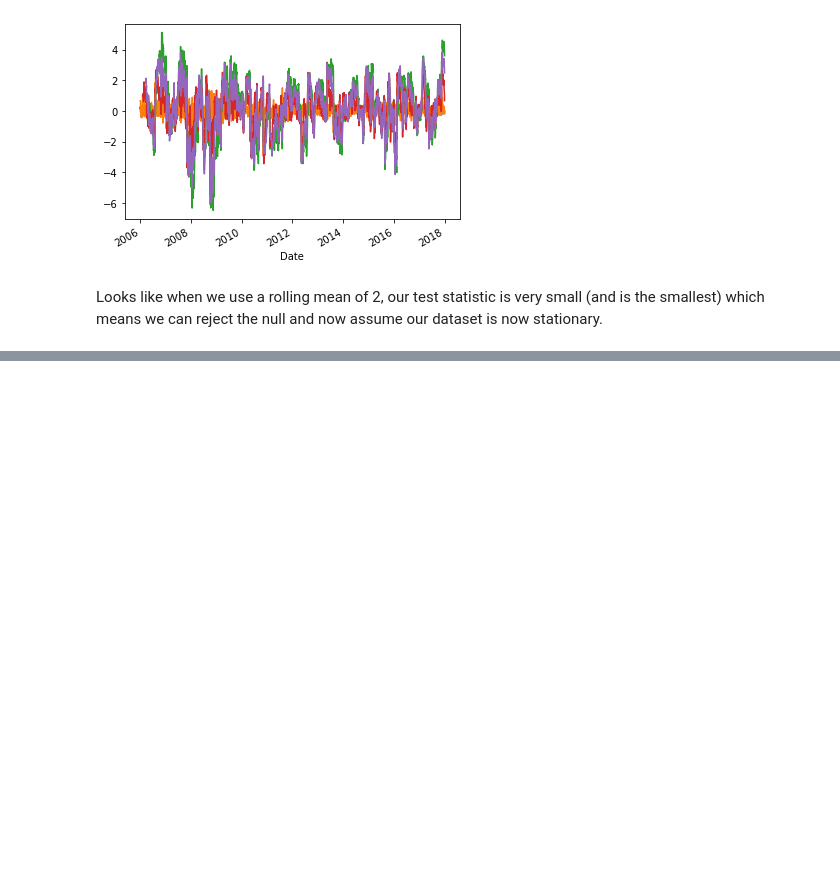
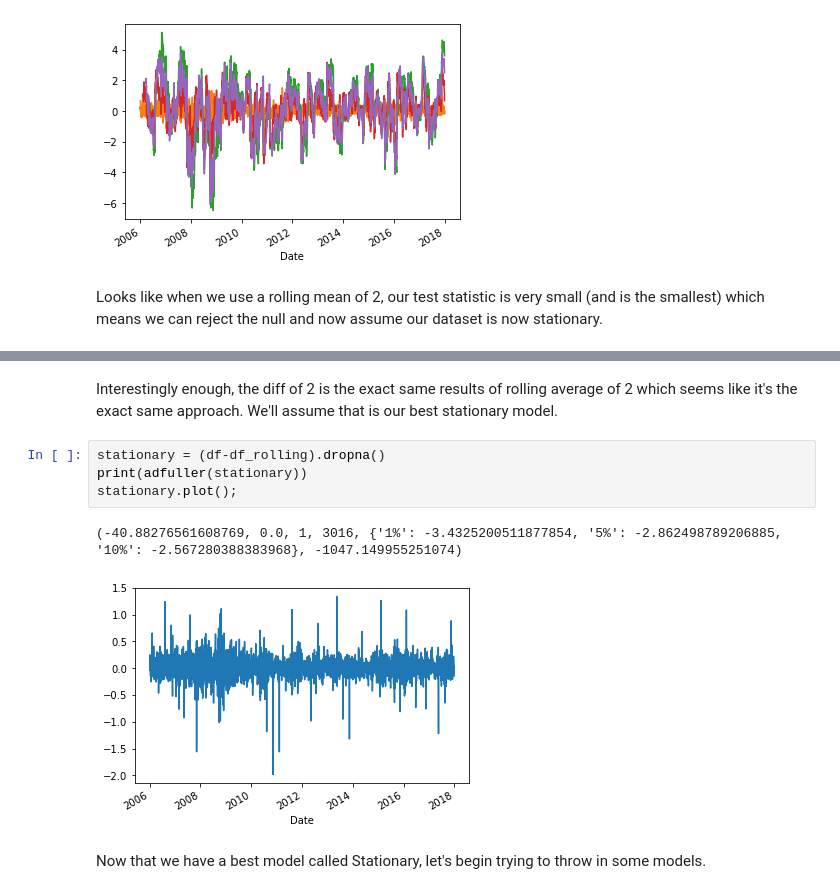
Before and after one commit to RogerPineda13/TimeSeriesP4, a Jupyter notebook: ALarsenWorkingNotebook.ipynb, the cells around one changed output, grey strips where cells are left out. Saved outputs shown, nothing was run; the diff lists cells and outputs as text; blank space fills up the shorter version.

```diff
--- a/ALarsenWorkingNotebook.ipynb
+++ b/ALarsenWorkingNotebook.ipynb
@@ -203,0 +265,11 @@ Looks like when we use a rolling mean of 2, our test statistic is very small (an
+# %% [markdown]
+Interestingly enough, the diff of 2 is the exact same results of rolling average of 2 which seems like it's the exact same approach. We'll assume that is our best stationary model.
+# %%
+stationary = (df-df_rolling).dropna()
+print(adfuller(stationary))
+stationary.plot();
+# %% [output]
+(-40.88276561608769, 0.0, 1, 3016, {'1%': -3.4325200511877854, '5%': -2.862498789206885, '10%': -2.567280388383968}, -1047.149955251074)
+[figure, added]
+# %% [markdown]
+Now that we have a best model called Stationary, let's begin trying to throw in some models.
```
Also changed, not shown: parts of 15 cells of this notebook.
